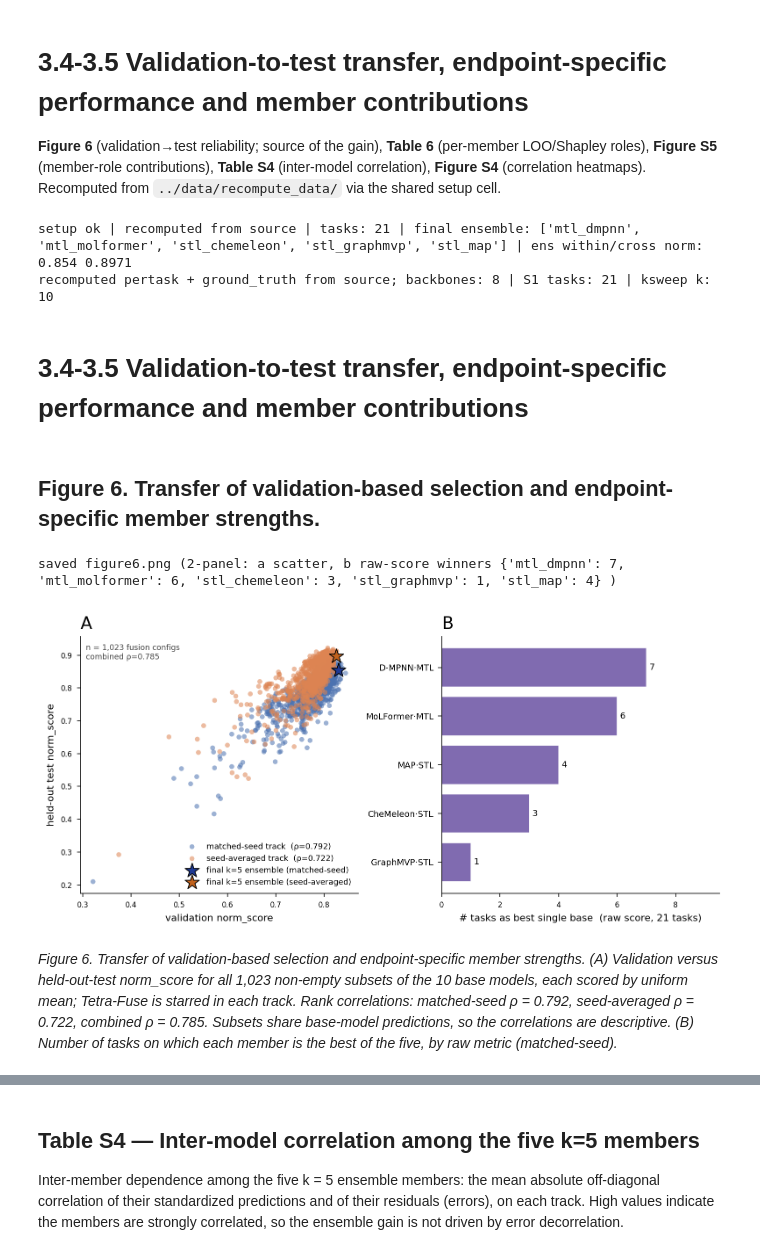
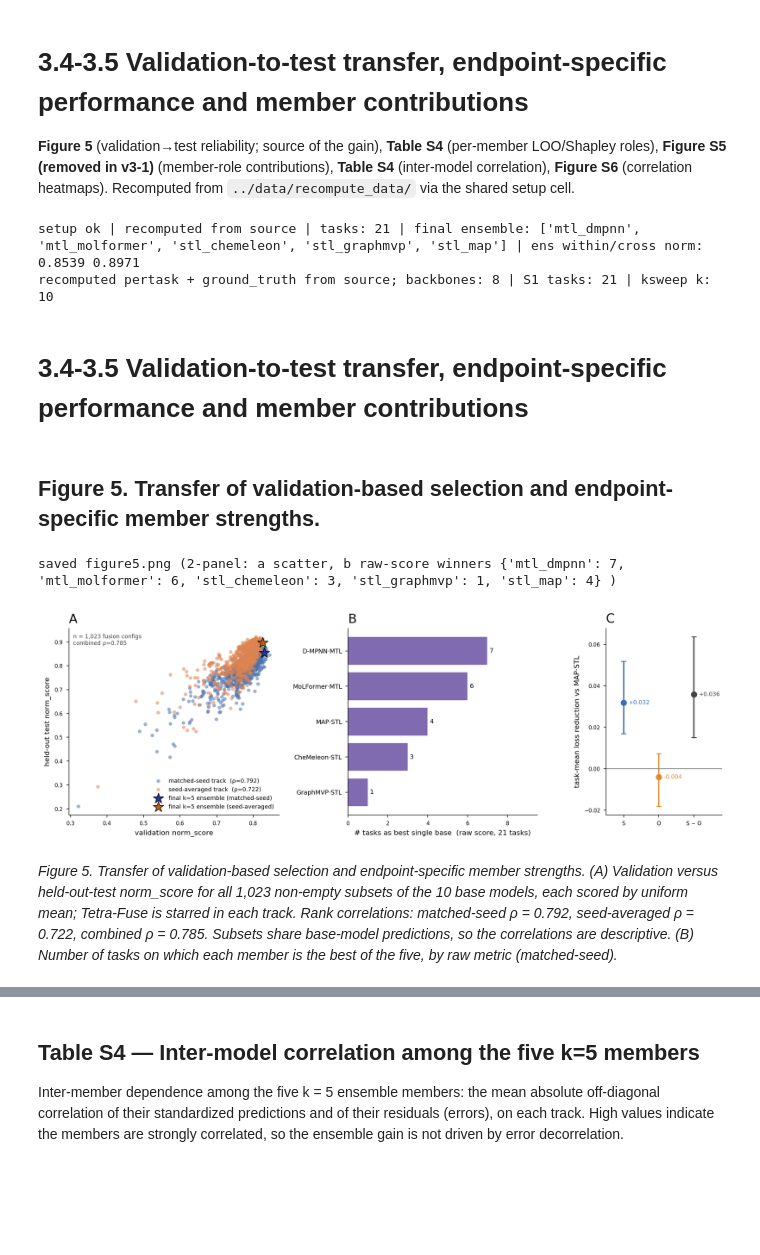
Before and after one commit to namutechteam/Tetra-Fuse, a Jupyter notebook: notebooks/34_gain_analysis.ipynb, the cells around one changed output, grey strips where cells are left out. Cells and saved outputs as stored; diff of their text form; code cells hidden in the pictures; blank space fills up the shorter version.

```diff
--- a/notebooks/34_gain_analysis.ipynb
+++ b/notebooks/34_gain_analysis.ipynb
@@ -1,7 +1,7 @@
 # %% [markdown]
 # 3.4-3.5 Validation-to-test transfer, endpoint-specific performance and member contributions
 
-**Figure 6** (validation→test reliability; source of the gain), **Table 6** (per-member LOO/Shapley roles), **Figure S5** (member-role contributions), **Table S4** (inter-model correlation), **Figure S4** (correlation heatmaps). Recomputed from `../data/recompute_data/` via the shared setup cell.
+**Figure 5** (validation→test reliability; source of the gain), **Table S4** (per-member LOO/Shapley roles), **Figure S5 (removed in v3-1)** (member-role contributions), **Table S4** (inter-model correlation), **Figure S6** (correlation heatmaps). Recomputed from `../data/recompute_data/` via the shared setup cell.
 # %%
 # === Setup: figure/table regeneration for the ADMET multi-representation fusion paper ===
 # Self-contained RECOMPUTATION from source predictions.
@@ -390,7 +390,7 @@ def leaderboard_long():
 def table_t1(meta):
     """per-backbone per-task raw+norm on the WITHIN-SEED (matched-seed) basis: each seed is
     scored separately, the five raw scores are averaged, and that mean is normalized once (identical
-    basis to Figure 1a / Table 4). meta = {task:{group,n}}. norm rounded to 3 decimals."""
+    basis to Figure 1a / Table 3). meta = {task:{group,n}}. norm rounded to 3 decimals."""
     BB = ["mtl_dmpnn","mtl_chemeleon","mtl_graphmvp","mtl_molformer",
           "stl_dmpnn","stl_chemeleon","stl_graphmvp","stl_molformer"]
     raw = {b: pertask_raw([b], True)  for b in BB}
@@ -458,8 +458,8 @@ def table_t4():
         def _n(x, nd=3):  # int for exact 0/1 (match hardcoded schema), else float rounded to nd
             return int(x) if float(x).is_integer() else round(float(x), nd)
         rows.append({"task":task, "metric":met,
-                     "within_score":round(ws,6), "within_std":round(ws_std,6), "within_norm":_n(norm_pct(ws,task),3), "within_rank":rank_of(ws,task),
-                     "cross_score":round(cs,6),  "cross_norm":_n(norm_pct(cs,task),3),  "cross_rank":rank_of(cs,task)})
+                     "within_score":round(ws,6), "within_std":round(ws_std,6), "within_norm":float(norm_pct(ws,task)), "within_rank":rank_of(ws,task),
+                     "cross_score":round(cs,6),  "cross_norm":float(norm_pct(cs,task)),  "cross_rank":rank_of(cs,task)})
     return rows
 
 # ---- Figure-1 within-seed solo + per-task (predictions basis) ----
@@ -582,14 +582,14 @@ def cell(d):  # "raw (norm_score)" — norm shown to 3 decimals (unified precisi
 print("recomputed pertask + ground_truth from source; backbones:", len(BACKBONES),
       "| S1 tasks:", len(_PT["t1"]), "| ksweep k:", len(_GT["ksweep"]))
 # %% [output]
-setup ok | recomputed from source | tasks: 21 | final ensemble: ['mtl_dmpnn', 'mtl_molformer', 'stl_chemeleon', 'stl_graphmvp', 'stl_map'] | ens within/cross norm: 0.854 0.8971
+setup ok | recomputed from source | tasks: 21 | final ensemble: ['mtl_dmpnn', 'mtl_molformer', 'stl_chemeleon', 'stl_graphmvp', 'stl_map'] | ens within/cross norm: 0.8539 0.8971
 recomputed pertask + ground_truth from source; backbones: 8 | S1 tasks: 21 | ksweep k: 10
 # %% [markdown]
 # 3.4-3.5 Validation-to-test transfer, endpoint-specific performance and member contributions
 # %% [markdown]
-## Figure 6. Transfer of validation-based selection and endpoint-specific member strengths.
+## Figure 5. Transfer of validation-based selection and endpoint-specific member strengths.
 # %%
-# === figure6.png (validation→test reliability + task-wise specialization) ===
+# === figure5.png (validation→test reliability + task-wise specialization) ===
 import json, numpy as np, matplotlib as mpl, matplotlib.pyplot as plt
 import pandas as pd
 from scipy.stats import spearmanr, kendalltau
@@ -613,8 +613,8 @@ rcomb2,_=spearmanr(vt.val_comb, vt.test_comb)
 FINAL_KEY=",".join(sorted(GT["final_ensemble"]))
 
 plt.close('all')
-fig=plt.figure(figsize=(9.4,3.8))
-gs=fig.add_gridspec(1,2, wspace=0.30)
+fig=plt.figure(figsize=(13.2,3.8))
+gs=fig.add_gridspec(1,3, width_ratios=[1.0,0.9,0.55], wspace=0.40)
 
 # Panel a: validation vs held-out-test norm_score, both tracks
 axA=fig.add_subplot(gs[0,0])
@@ -642,37 +642,66 @@ def _raw_within(model):
     for task in TASKS:
         met=REG[task]["metric"]
         t=base[(base.task==task)&(base.split=="test")].dropna(subset=["y_true"])
         out[task]=float(np.mean([metric(met, gg.y_true, gg.yhat) for _,gg in t.groupby("seed")]))
     return out
 _raw={m:_raw_within(m) for m in _wm}
 win={m:0 for m in _wm}
 for task in TASKS:
     met=REG[task]["metric"]; vals=[(_raw[m][task],m) for m in _wm]
     win[(min if met=="mae" else max)(vals)[1]] += 1
 _WIN_RAW = dict(win)   # stashed (sum=21, no ties)
 wmembers=["mtl_dmpnn","mtl_molformer","stl_map","stl_chemeleon","stl_graphmvp"]
 wvals=[win[m] for m in wmembers]; wlab=[PRETTY[m] for m in wmembers]
 yb=np.arange(len(wmembers))[::-1]
 axB.barh(yb, wvals, color="#6a51a3", alpha=0.85, edgecolor="white")
 axB.set_yticks(yb); axB.set_yticklabels(wlab, fontsize=7)
 for y_,v in zip(yb,wvals): axB.text(v+0.1, y_, str(v), va="center", fontsize=7)
 axB.set_xlabel("# tasks as best single base  (raw score, 21 tasks)")
 axB.set_title("B", fontsize=14)
 # axB.set_title("b  Gain comes from task-wise specialization", loc="left", fontweight="bold", fontsize=9)
 axB.set_xlim(0,9.5)
 corr=GT["corr"]["within"]
 # axB.text(0.985,0.46,
 #          f"Member predictions highly correlated\n(pred r={corr['pred_offdiag']:.3f},  residual r={corr['resid_offdiag']:.3f})\n\u2192 gain \u2260 error decorrelation",
 #          transform=axB.transAxes, ha="right", va="top", fontsize=5.9, color="#c0392b",
 #          bbox=dict(boxstyle="round,pad=0.4", fc="#fdf2f0", ec="#c0392b", lw=0.6))
 # axB.text(0.985,0.06, f"best single (CheMeleon·STL) mean rank {GT['best_single']['within']['mean_rank']:.2f}\n\u2192 ensemble mean rank {GT['best_single']['within']['ens_rank']:.2f}",
 #          transform=axB.transAxes, ha="right", va="bottom", fontsize=6, color="#333")
 
-fig.savefig(os.path.join(OUTDIR,"figure6.png"), dpi=300, bbox_inches="tight")
-print("saved figure6.png (2-panel: a scatter, b raw-score winners", _WIN_RAW, ")")
+
+# Panel C: loss decomposition of Tetra-Fuse relative to MAP-STL (Note S3.3): S, O and S - O, task bootstrap 95% CI
+import subprocess, sys
+_REPO = os.path.abspath(os.path.join(HERE, ".."))
+_BS = os.path.join(_REPO, "results", "controlled_comparisons", "B_decomposition", "B_summary_estimates.csv")
+if not os.path.isfile(_BS):
+    _adm = next((d for d in (os.environ.get("TDC_ADMET_GROUP"), os.path.join(_REPO, "data", "tdc_admet_group"),
+                             os.path.join(_REPO, "data", "admet_group"))
+                 if d and os.path.isfile(os.path.join(d, "caco2_wang", "train_val.csv"))), None)
+    assert _adm is not None, "TDC admet_group data not found; run notebook 36 first"
+    _r = subprocess.run([sys.executable, os.path.join(_REPO, "code", "followup", "analysis_B_decomposition.py"),
+                         _REPO, os.path.dirname(_BS)], cwd=os.path.join(_REPO, "code", "followup"),
+                        env={**os.environ, "TDC_ADMET_GROUP": _adm, "MPLBACKEND": "Agg"}, capture_output=True, text=True)
+    assert _r.returncode == 0, _r.stderr[-2000:]
+_bs = pd.read_csv(_BS)
+_bs = _bs[(_bs.analysis == "primary") & (_bs.subset == "Tetra-Fuse") & (_bs.track == "matched")].set_index("estimand")
+assert abs(_bs.loc["task_mean_S", "estimate"] - 0.0319) < 5e-4 and abs(_bs.loc["task_mean_O", "estimate"] + 0.0040) < 5e-4
+_C = [("S", "task_mean_S", "#3b6fb6"), ("O", "task_mean_O", "#e08a2e"), ("S \u2212 O", "task_mean_S_minus_O", "#444444")]
+axC = fig.add_subplot(gs[0, 2])
+for i, (lab, key, col) in enumerate(_C):
+    e = _bs.loc[key]
+    axC.errorbar(i, e.estimate, yerr=[[e.estimate - e.ci_low], [e.ci_high - e.estimate]], fmt="o", color=col,
+                 ms=6, capsize=3, lw=1.4)
+    axC.text(i + 0.14, e.estimate, f"{e.estimate:+.3f}", va="center", fontsize=6.5, color=col)
+axC.axhline(0, color="grey", lw=0.8)
+axC.set_xticks(range(3)); axC.set_xticklabels([c[0] for c in _C]); axC.set_xlim(-0.5, 2.8)
+axC.set_ylabel("task-mean loss reduction vs MAP\u00b7STL")
+axC.set_title("C", fontsize=14)
+
+fig.savefig(os.path.join(OUTDIR,"figure5.png"), dpi=300, bbox_inches="tight")
+print("saved figure5.png (2-panel: a scatter, b raw-score winners", _WIN_RAW, ")")
 # %% [output]
-saved figure6.png (2-panel: a scatter, b raw-score winners {'mtl_dmpnn': 7, 'mtl_molformer': 6, 'stl_chemeleon': 3, 'stl_graphmvp': 1, 'stl_map': 4} )
+saved figure5.png (2-panel: a scatter, b raw-score winners {'mtl_dmpnn': 7, 'mtl_molformer': 6, 'stl_chemeleon': 3, 'stl_graphmvp': 1, 'stl_map': 4} )
-[figure, old version]
+[figure, new version]
 # %% [markdown]
-*Figure 6. Transfer of validation-based selection and endpoint-specific member strengths. (A) Validation versus held-out-test norm_score for all 1,023 non-empty subsets of the 10 base models, each scored by uniform mean; Tetra-Fuse is starred in each track. Rank correlations: matched-seed ρ = 0.792, seed-averaged ρ = 0.722, combined ρ = 0.785. Subsets share base-model predictions, so the correlations are descriptive. (B) Number of tasks on which each member is the best of the five, by raw metric (matched-seed).*
+*Figure 5. Transfer of validation-based selection and endpoint-specific member strengths. (A) Validation versus held-out-test norm_score for all 1,023 non-empty subsets of the 10 base models, each scored by uniform mean; Tetra-Fuse is starred in each track. Rank correlations: matched-seed ρ = 0.792, seed-averaged ρ = 0.722, combined ρ = 0.785. Subsets share base-model predictions, so the correlations are descriptive. (B) Number of tasks on which each member is the best of the five, by raw metric (matched-seed).*
 # %%
```
Also changed, not shown: parts of 8 cells of this notebook, 40 other files.
